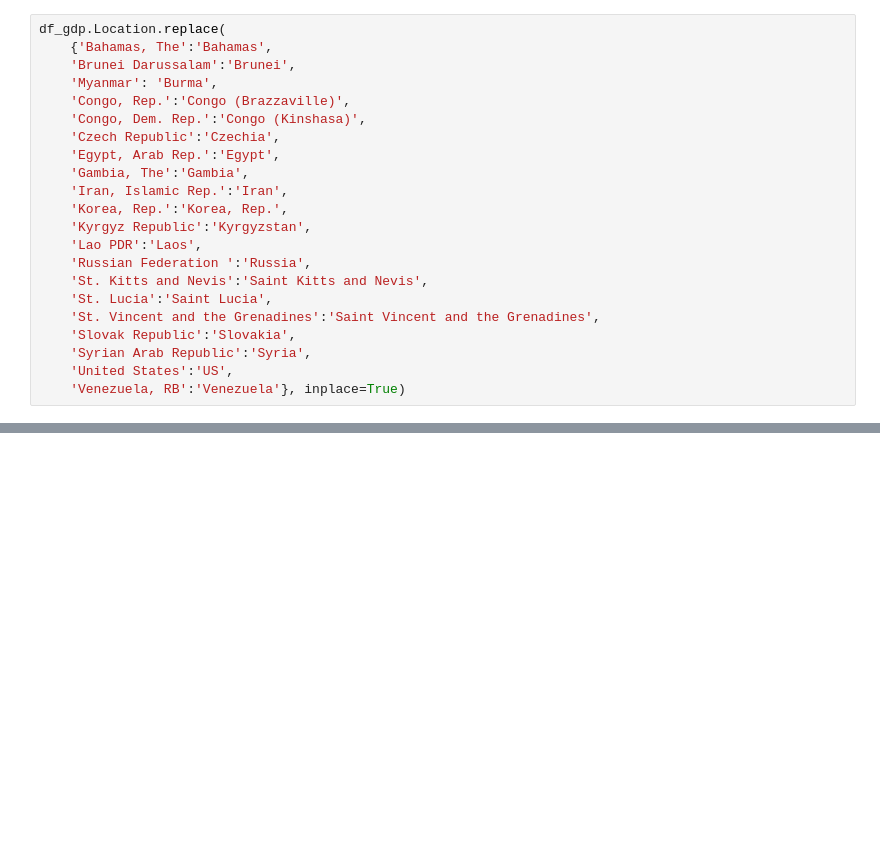
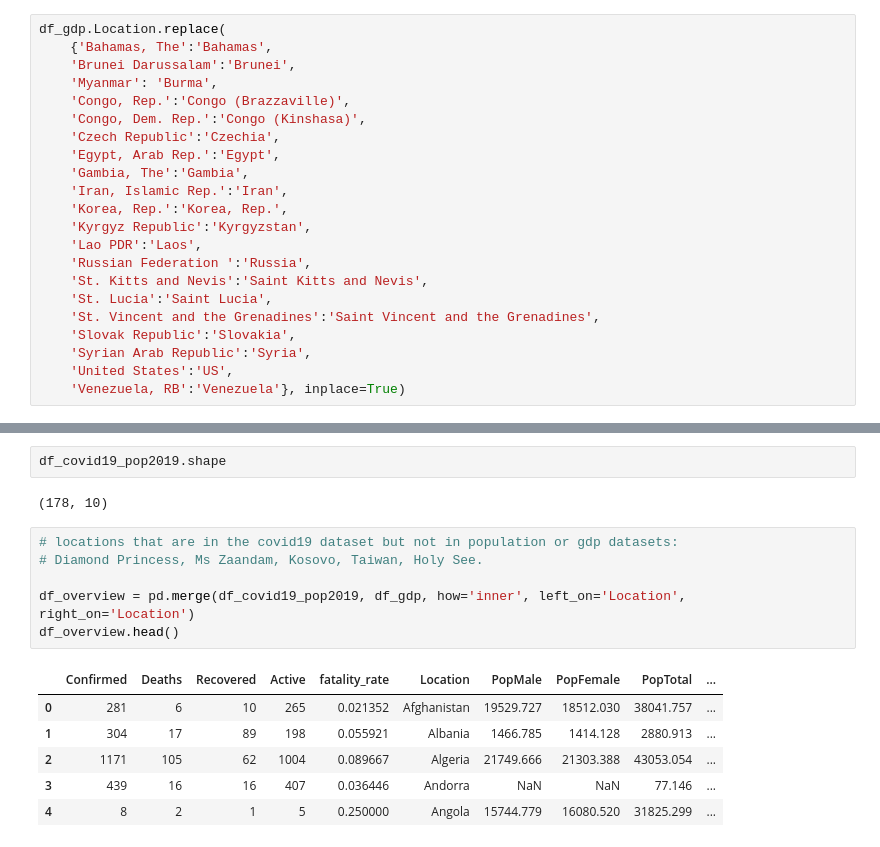
Before and after one commit to nnworkspace/covid19-insight, a Jupyter notebook: covid19-population-gdp.ipynb, the cells around one changed output, grey strips where cells are left out. Cells and saved outputs as stored; diff of their text form; blank space fills up the shorter version.

```diff
--- a/covid19-population-gdp.ipynb
+++ b/covid19-population-gdp.ipynb
@@ -164 +170,18 @@ df_covid19_pop2019.head()
 | 4 | 8 | 2 | 1 | 5 | 0.250000 | Angola | 15744.779 | 16080.520 | 31825.299 | ... |
+# %%
+df_covid19_pop2019.shape
+# %% [output]
+(178, 10)
+# %%
+# locations that are in the covid19 dataset but not in population or gdp datasets:
+# Diamond Princess, Ms Zaandam, Kosovo, Taiwan, Holy See.
+
+df_overview = pd.merge(df_covid19_pop2019, df_gdp, how='inner', left_on='Location', right_on='Location')
+df_overview.head()
+# %% [output]
+|  | Confirmed | Deaths | Recovered | Active | fatality_rate | Location | PopMale | PopFemale | PopTotal | ... |
+| 0 | 281 | 6 | 10 | 265 | 0.021352 | Afghanistan | 19529.727 | 18512.030 | 38041.757 | ... |
+| 1 | 304 | 17 | 89 | 198 | 0.055921 | Albania | 1466.785 | 1414.128 | 2880.913 | ... |
+| 2 | 1171 | 105 | 62 | 1004 | 0.089667 | Algeria | 21749.666 | 21303.388 | 43053.054 | ... |
+| 3 | 439 | 16 | 16 | 407 | 0.036446 | Andorra | NaN | NaN | 77.146 | ... |
+| 4 | 8 | 2 | 1 | 5 | 0.250000 | Angola | 15744.779 | 16080.520 | 31825.299 | ... |
```
Also changed, not shown: parts of 9 cells of this notebook, 1 other file.
